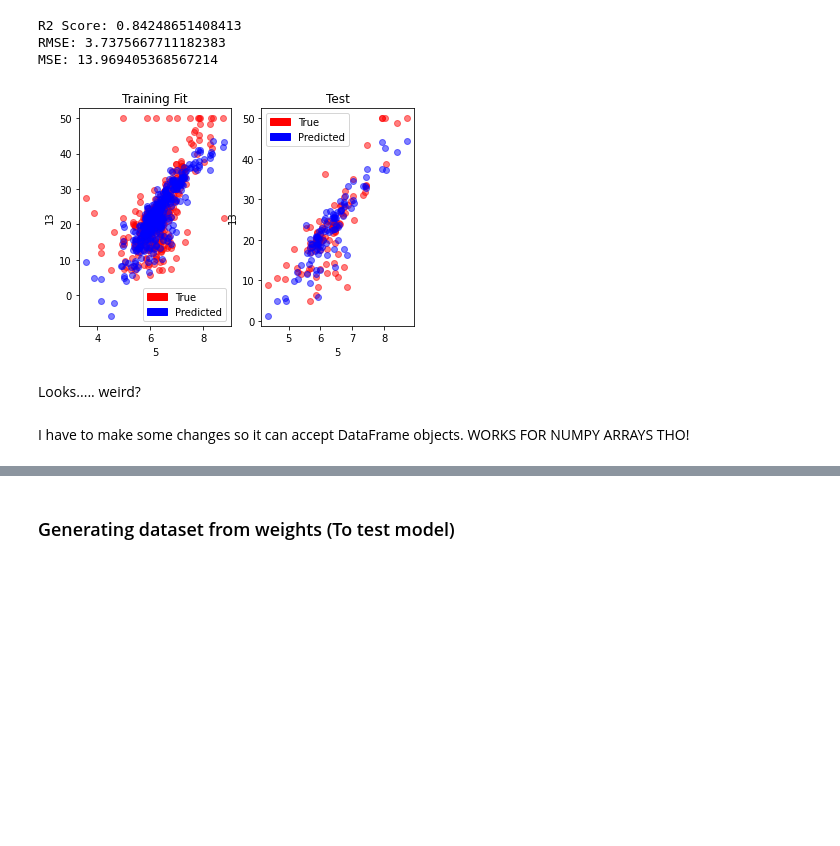
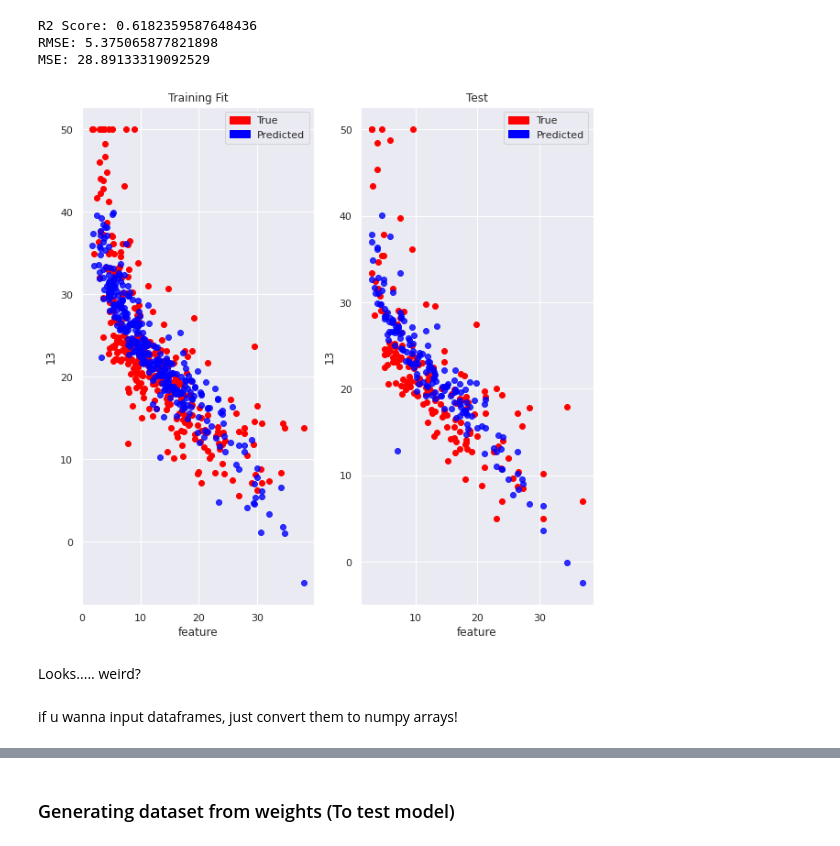
Before and after one commit to heerboi/ML-from-scratch, a Jupyter notebook: Linear_Regression.ipynb, the cells around one changed output, grey strips where cells are left out. Cells and saved outputs as stored; diff of their text form; code cells hidden in the pictures; blank space fills up the shorter version.

Commit message:
GD vectorized + tests + graphs done!

```diff
--- a/Linear_Regression.ipynb
+++ b/Linear_Regression.ipynb
@@ -226,3 +202,8 @@ y_test = strat_test_set[13]
+# %%
+X = data[["LSTAT", "RM"]]
+y = data[["MEDV"]]
+# %%
+X_train, X_test, y_train, y_test = train_test_split(X, y, test_size = 0.33, random_state = 42)
 # %%
 model = LinearRegression()
 model.analytical_fit(X_train, y_train)
@@ -241,42 +222,47 @@ print(y_test.shape)
 # %%
-print_errors(model, X_test, y_test)
+model.print_errors(model, X_test, y_test)
 # %% [output]
-R2 Score: 0.84248651408413
-RMSE: 3.7375667711182383
-MSE: 13.969405368567214
+R2 Score: 0.6182359587648436
+RMSE: 5.375065877821898
+MSE: 28.89133319092529
+# %%
+X_train = X_train.to_numpy()
+y_train = y_train.to_numpy().reshape(-1, 1)
+X_test = X_test.to_numpy()
+y_test = y_test.to_numpy().reshape(-1, 1)
 # %%
-def plot_train_test(model):
+def plot_train_test(model, feature_index):
     import matplotlib.patches as mpatches
 
-    train_preds = print_errors(model, X_train, y_train, return_preds = True)
+    train_preds = model.print_errors(model, X_train, y_train, return_preds = True)
 
     plt.subplot(1, 2, 1)
-    plt.scatter(X_train[5], y_train, color = "red", alpha = 0.5)
-    plt.scatter(X_train[5], train_preds, color = "blue", alpha = 0.5)
+    plt.scatter(X_train[:, feature_index], y_train, color = "red")
+    plt.scatter(X_train[:, feature_index], train_preds, color = "blue", alpha = 0.8)
     plt.title("Training Fit")
-    plt.xlabel("5")
+    plt.xlabel("feature")
     plt.ylabel("13")
     red_patch = mpatches.Patch(color = "red", label = "True")
     blue_patch = mpatches.Patch(color = "blue", label = "Predicted")
     plt.legend(handles=[red_patch, blue_patch])
 
-    test_preds = print_errors(model, X_test, y_test, return_preds = True)
+    test_preds = model.print_errors(model, X_test, y_test, return_preds = True)
 
     plt.subplot(1, 2, 2)
-    plt.scatter(X_test[5], y_test, color = "red", alpha = 0.5)
-    plt.scatter(X_test[5], test_preds, color = "blue", alpha = 0.5)
+    plt.scatter(X_test[:, feature_index], y_test, color = "red")
+    plt.scatter(X_test[:, feature_index], test_preds, color = "blue", alpha = 0.8)
     plt.title("Test")
-    plt.xlabel("5")
+    plt.xlabel("feature")
     plt.ylabel("13")
     red_patch = mpatches.Patch(color = "red", label = "True")
     blue_patch = mpatches.Patch(color = "blue", label = "Predicted")
     plt.legend(handles=[red_patch, blue_patch])
     plt.show()
 # %%
-plot_train_test(model)
+plot_train_test(model, 0)
 # %% [output]
-[figure, old version]
+[figure, new version]
 # %% [markdown]
 Looks..... weird?
-# %% [markdown]
-I have to make some changes so it can accept DataFrame objects. WORKS FOR NUMPY ARRAYS THO!
+# %% [markdown]
+if u wanna input dataframes, just convert them to numpy arrays!
```
Also changed, not shown: parts of 57 cells of this notebook.
